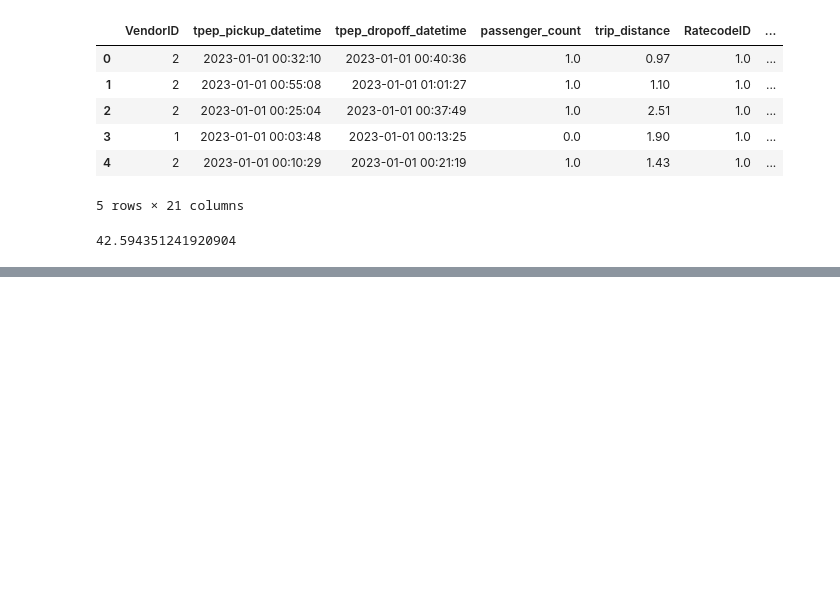
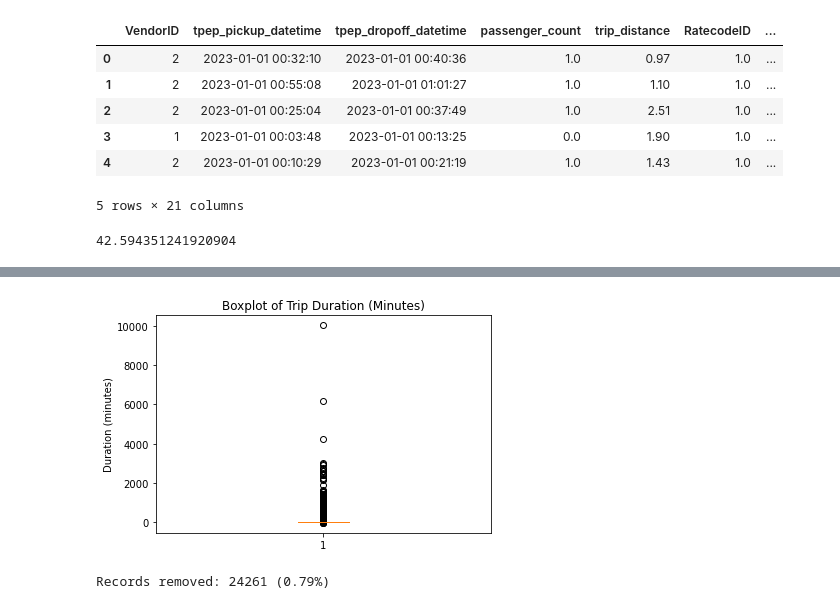
Before and after one commit to niran360/mlops-zoomcamp, a Jupyter notebook: 01-intro/homework.ipynb, the cells around one changed output, grey strips where cells are left out. Cells and saved outputs as stored; diff of their text form; code cells hidden in the pictures; blank space fills up the shorter version.

```diff
--- a/01-intro/homework.ipynb
+++ b/01-intro/homework.ipynb
@@ -54,0 +74,7 @@ std_dev
+# %%
+plt.boxplot(df['trip_duration_minutes'])
+plt.title('Boxplot of Trip Duration (Minutes)')
+plt.ylabel('Duration (minutes)')
+plt.show()
+# %% [output]
+[figure, added]
@@ -54,0 +85,6 @@ std_dev
+# %%
+removed = total_records - len(df)
+percentage_removed =(removed/total_records)*100
+print(f"Records removed: {removed} ({percentage_removed:.2f}%)")
+# %% [output]
+Records removed: 24261 (0.79%)
```
Also changed, not shown: parts of 9 cells of this notebook.
